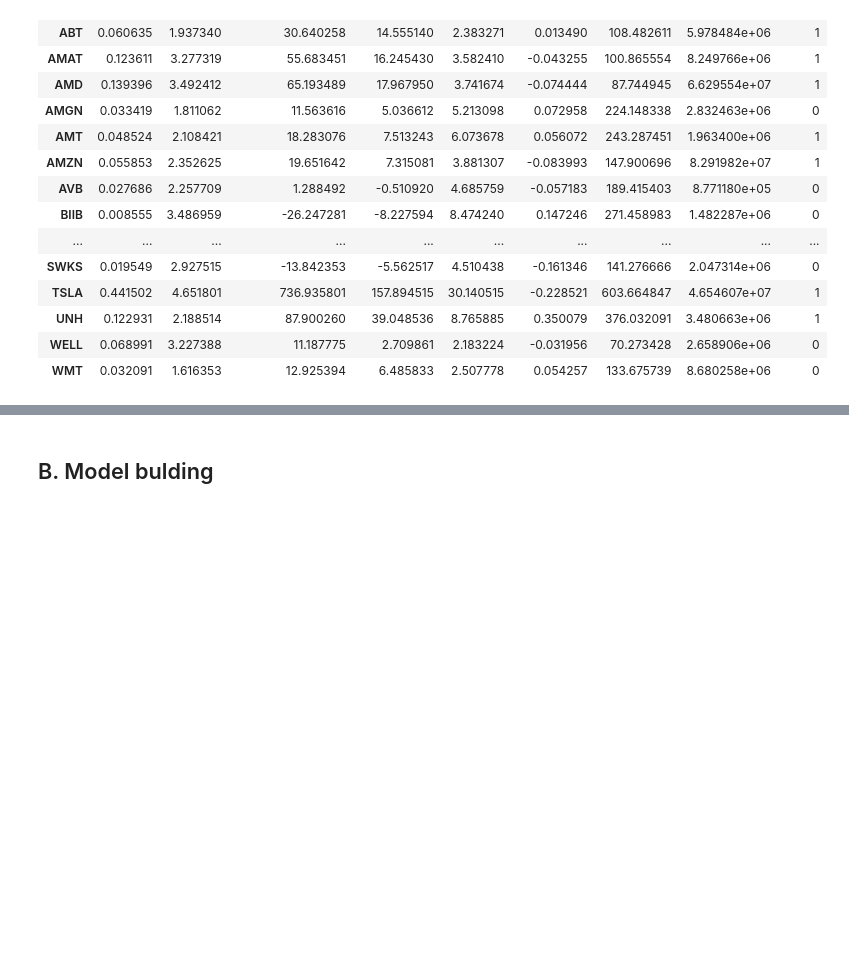
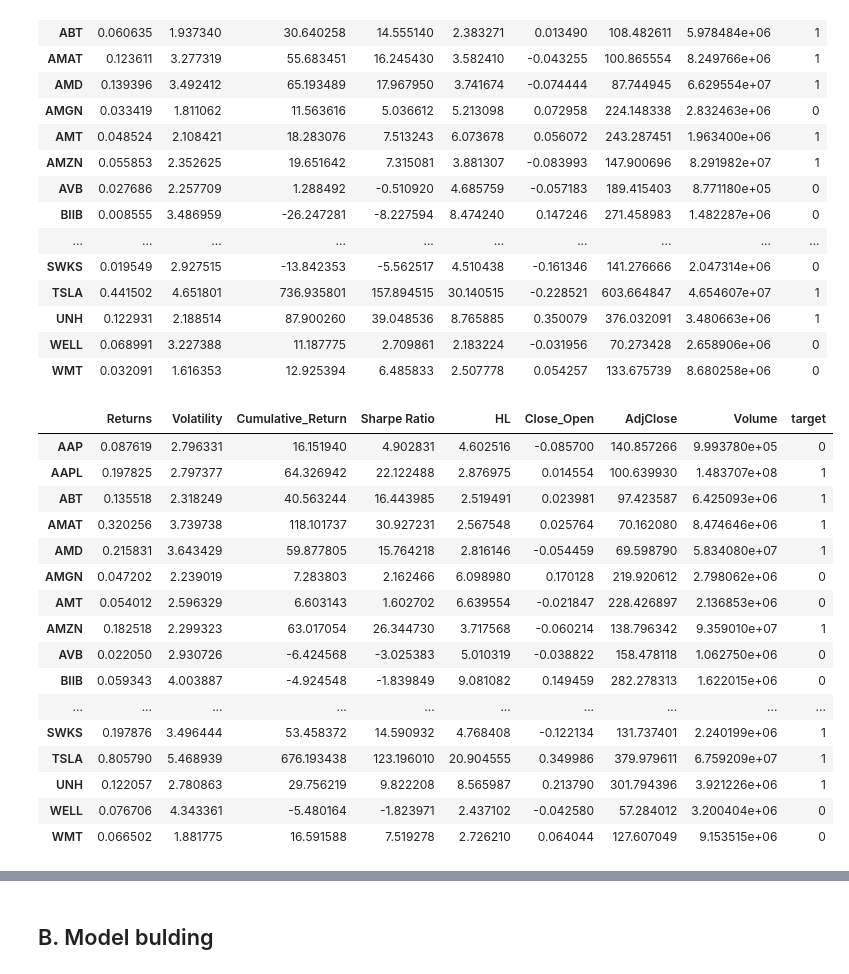
Before and after one commit to hothooper7/Stock_Market_Analysis, a Jupyter notebook: exploratory_codes/Stocks_ML_Final01.ipynb, the cells around one changed output, grey strips where cells are left out. Drawn from its saved outputs; the diff is of its cells as text; code cells hidden in the pictures; blank space fills up the shorter version.

```diff
--- a/exploratory_codes/Stocks_ML_Final01.ipynb
+++ b/exploratory_codes/Stocks_ML_Final01.ipynb
@@ -67,3 +67,5 @@ df_s1s2
 | 31948 | WMT | 2022-07-14 | WMT_2022-07-14 | 124.160004 | 128.320007 | 124.139999 | 127.820000 | 127.820000 | 6968500.0 |
 | 31949 | WMT | 2022-07-15 | WMT_2022-07-15 | 128.800003 | 130.270004 | 128.050003 | 129.070007 | 129.070007 | 7061400.0 |
 31950 rows × 9 columns
+# %%
+df_s1 = sql_query()
@@ -92,15 +132,25 @@ SP_CumReturn2
 # %% [output]
 -3.898384773636965
 # %%
-nrow = df_s1s2.shape[0] - 1
-print(f'Last row: {nrow}')
+# nrow = df_s1s2.shape[0] - 1
+# print(f'Last row: {nrow}')
 # %%
 # Code to run a few indicators in stocks
 # SP500_date1 =3257.85
 # SP500_date2 = 3863.16
-def calculate_features(df):
-    SP500_date1 =3257.85
-    SP500_date2 = 3863.16
+SP500_Jan2020 =3257.85
+SP500_Mar2021 = 3972.89
+SP500_Apr2021 = 4019.87
+SP500_JUL2022 = 3863.16
+
+def calculate_features(df, SP500_date1, SP500_date2):
+
+    SP_CumReturn = ((SP500_JUL2022 / SP500_Jan2020) - 1) * 100
+    SP_CumReturn1 = ((SP500_Mar2021 / SP500_Jan2020) - 1) * 100
+    SP_CumReturn2 = ((SP500_JUL2022 / SP500_Apr2021) - 1) * 100
+
+#     SP500_date1 =3257.85
+#     SP500_date2 = 3863.16
     Rf = 2.442 # 3 month
 
     dfs = dict(tuple(df.groupby('ticker')))
@@ -161,2 +217,22 @@ df_features_all
 # %%
-# df_features_s1
+df_features_s1 = calculate_features(df_s1, SP500_Jan2020, SP500_Mar2021)
+# %%
+df_features_s1
+# %% [output]
+|  | Returns | Volatility | Cumulative_Return | Sharpe Ratio | HL | Close_Open | AdjClose | Volume | target |
+| AAP | 0.087619 | 2.796331 | 16.151940 | 4.902831 | 4.602516 | -0.085700 | 140.857266 | 9.993780e+05 | 0 |
+| AAPL | 0.197825 | 2.797377 | 64.326942 | 22.122488 | 2.876975 | 0.014554 | 100.639930 | 1.483707e+08 | 1 |
+| ABT | 0.135518 | 2.318249 | 40.563244 | 16.443985 | 2.519491 | 0.023981 | 97.423587 | 6.425093e+06 | 1 |
+| AMAT | 0.320256 | 3.739738 | 118.101737 | 30.927231 | 2.567548 | 0.025764 | 70.162080 | 8.474646e+06 | 1 |
+| AMD | 0.215831 | 3.643429 | 59.877805 | 15.764218 | 2.816146 | -0.054459 | 69.598790 | 5.834080e+07 | 1 |
+| AMGN | 0.047202 | 2.239019 | 7.283803 | 2.162466 | 6.098980 | 0.170128 | 219.920612 | 2.798062e+06 | 0 |
+| AMT | 0.054012 | 2.596329 | 6.603143 | 1.602702 | 6.639554 | -0.021847 | 228.426897 | 2.136853e+06 | 0 |
+| AMZN | 0.182518 | 2.299323 | 63.017054 | 26.344730 | 3.717568 | -0.060214 | 138.796342 | 9.359010e+07 | 1 |
+| AVB | 0.022050 | 2.930726 | -6.424568 | -3.025383 | 5.010319 | -0.038822 | 158.478118 | 1.062750e+06 | 0 |
+| BIIB | 0.059343 | 4.003887 | -4.924548 | -1.839849 | 9.081082 | 0.149459 | 282.278313 | 1.622015e+06 | 0 |
+| ... | ... | ... | ... | ... | ... | ... | ... | ... | ... |
+| SWKS | 0.197876 | 3.496444 | 53.458372 | 14.590932 | 4.768408 | -0.122134 | 131.737401 | 2.240199e+06 | 1 |
+| TSLA | 0.805790 | 5.468939 | 676.193438 | 123.196010 | 20.904555 | 0.349986 | 379.979611 | 6.759209e+07 | 1 |
+| UNH | 0.122057 | 2.780863 | 29.756219 | 9.822208 | 8.565987 | 0.213790 | 301.794396 | 3.921226e+06 | 1 |
+| WELL | 0.076706 | 4.343361 | -5.480164 | -1.823971 | 2.437102 | -0.042580 | 57.284012 | 3.200404e+06 | 0 |
+| WMT | 0.066502 | 1.881775 | 16.591588 | 7.519278 | 2.726210 | 0.064044 | 127.607049 | 9.153515e+06 | 0 |
```
Also changed, not shown: parts of 10 cells of this notebook.
